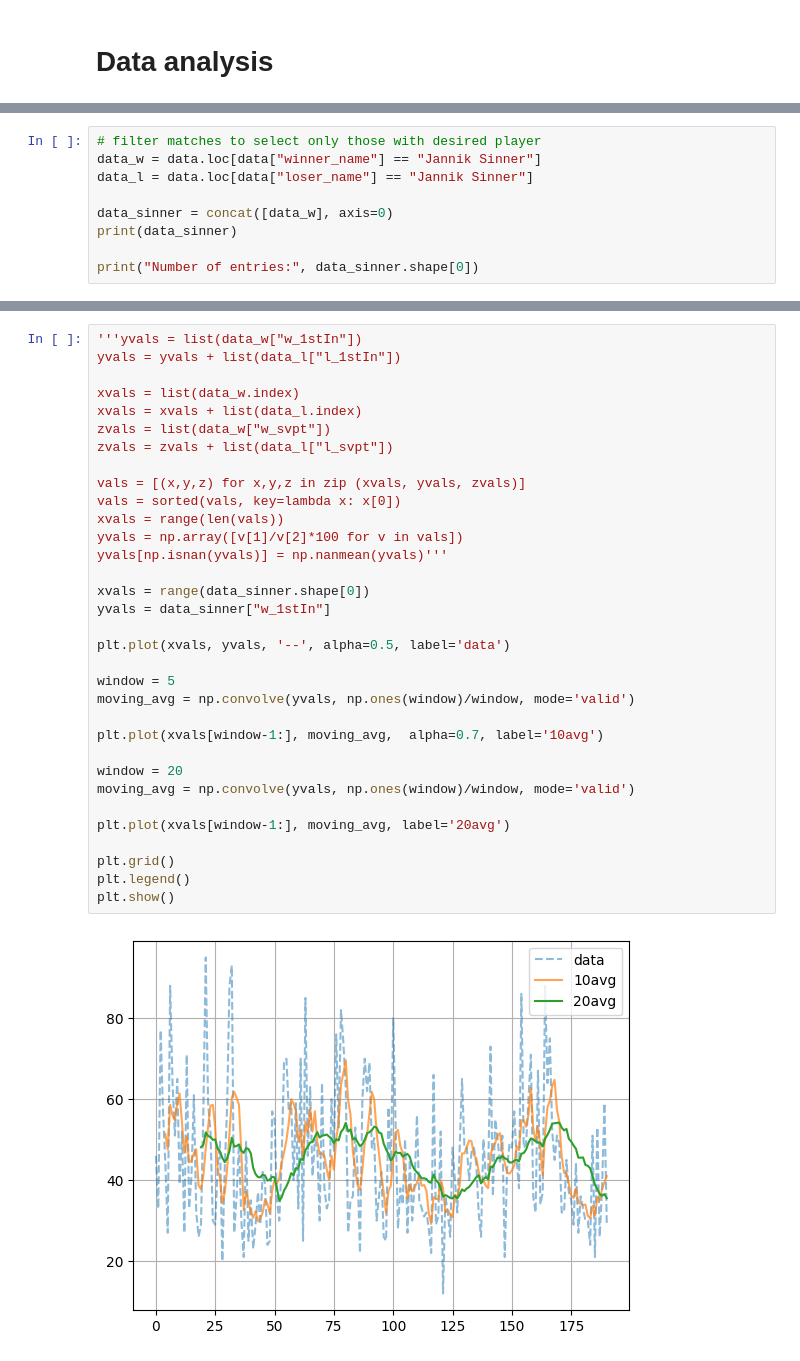
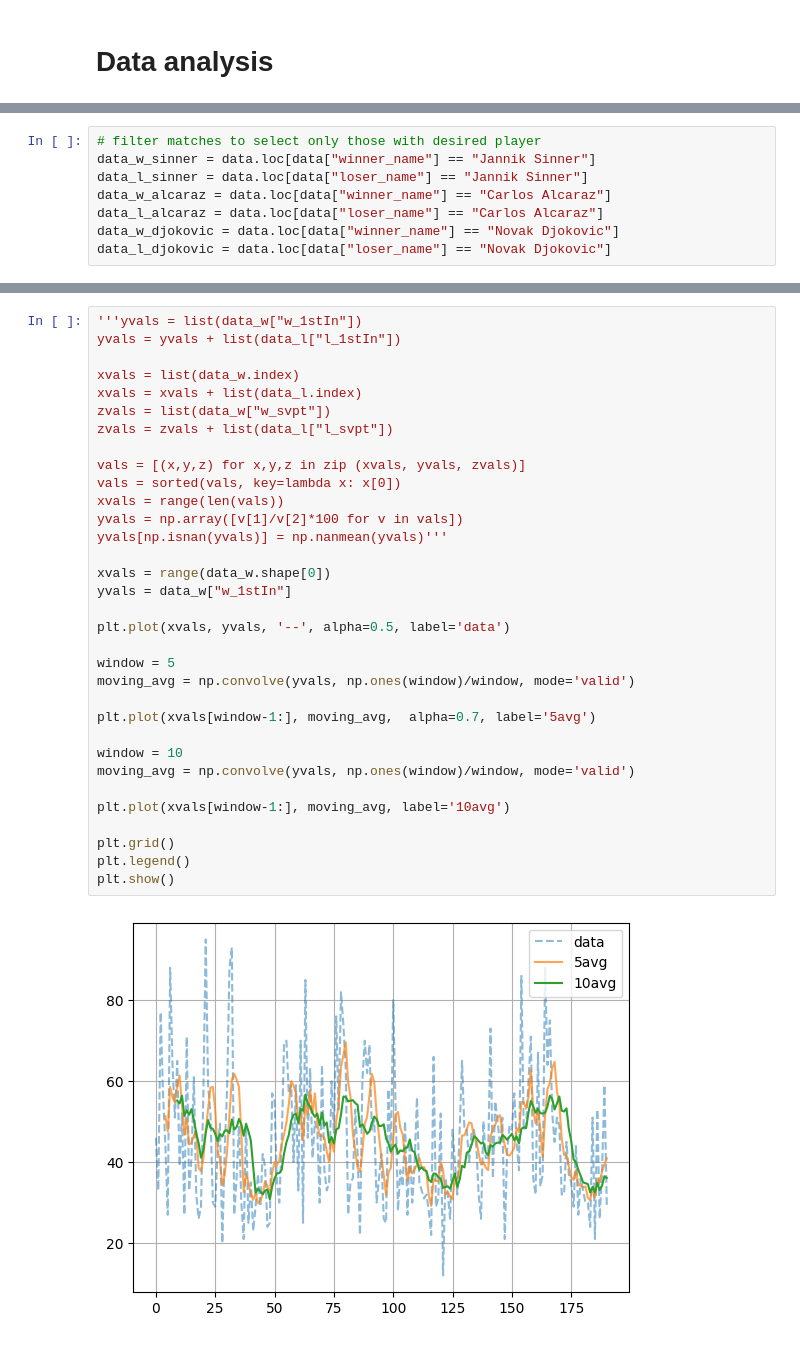
Before and after one commit to Matteo294/ATP-analysis, a Jupyter notebook: analysis.ipynb, the cells around one changed output, grey strips where cells are left out. Cells and saved outputs as stored; diff of their text form.

```diff
--- a/analysis.ipynb
+++ b/analysis.ipynb
@@ -57,9 +57,8 @@ data = data.sort_values(by="date", axis=0)
 # %%
 # filter matches to select only those with desired player
-data_w = data.loc[data["winner_name"] == "Jannik Sinner"]
-data_l = data.loc[data["loser_name"] == "Jannik Sinner"]
-
-data_sinner = concat([data_w], axis=0)
-print(data_sinner)
-
-print("Number of entries:", data_sinner.shape[0])
+data_w_sinner = data.loc[data["winner_name"] == "Jannik Sinner"]
+data_l_sinner = data.loc[data["loser_name"] == "Jannik Sinner"]
+data_w_alcaraz = data.loc[data["winner_name"] == "Carlos Alcaraz"]
+data_l_alcaraz = data.loc[data["loser_name"] == "Carlos Alcaraz"]
+data_w_djokovic = data.loc[data["winner_name"] == "Novak Djokovic"]
+data_l_djokovic = data.loc[data["loser_name"] == "Novak Djokovic"]
@@ -84,35 +116,35 @@ Number of entries: 191
 # %%
 '''yvals = list(data_w["w_1stIn"])
 yvals = yvals + list(data_l["l_1stIn"])
 
 xvals = list(data_w.index)
 xvals = xvals + list(data_l.index)
 zvals = list(data_w["w_svpt"])
 zvals = zvals + list(data_l["l_svpt"])
 
 vals = [(x,y,z) for x,y,z in zip (xvals, yvals, zvals)]
 vals = sorted(vals, key=lambda x: x[0])
 xvals = range(len(vals))
 yvals = np.array([v[1]/v[2]*100 for v in vals])
 yvals[np.isnan(yvals)] = np.nanmean(yvals)'''
 
-xvals = range(data_sinner.shape[0])
-yvals = data_sinner["w_1stIn"]
+xvals = range(data_w.shape[0])
+yvals = data_w["w_1stIn"]
 
 plt.plot(xvals, yvals, '--', alpha=0.5, label='data')
 
 window = 5
 moving_avg = np.convolve(yvals, np.ones(window)/window, mode='valid')
 
-plt.plot(xvals[window-1:], moving_avg,  alpha=0.7, label='10avg')
+plt.plot(xvals[window-1:], moving_avg,  alpha=0.7, label='5avg')
 
-window = 20
+window = 10
 moving_avg = np.convolve(yvals, np.ones(window)/window, mode='valid')
 
-plt.plot(xvals[window-1:], moving_avg, label='20avg')
+plt.plot(xvals[window-1:], moving_avg, label='10avg')
 
 plt.grid()
 plt.legend()
 plt.show()
 # %% [output]
-[figure, old version]
+[figure, new version]
```
Also changed, not shown: parts of 4 cells of this notebook.
